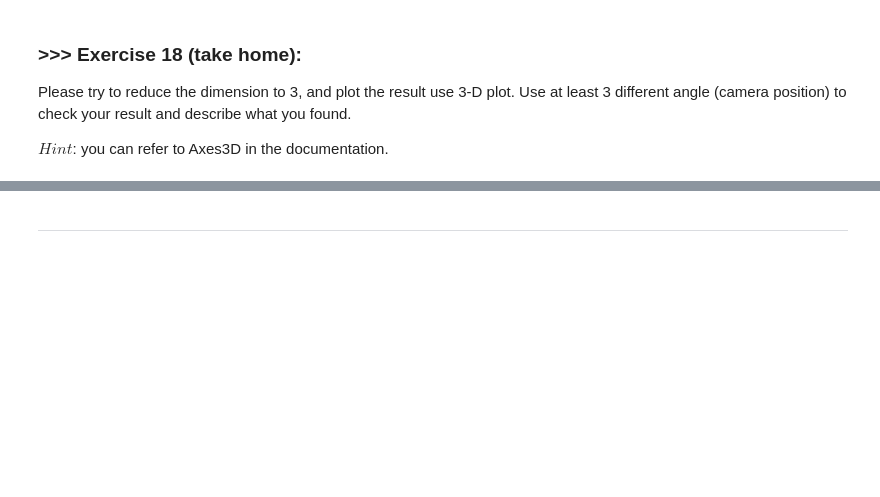
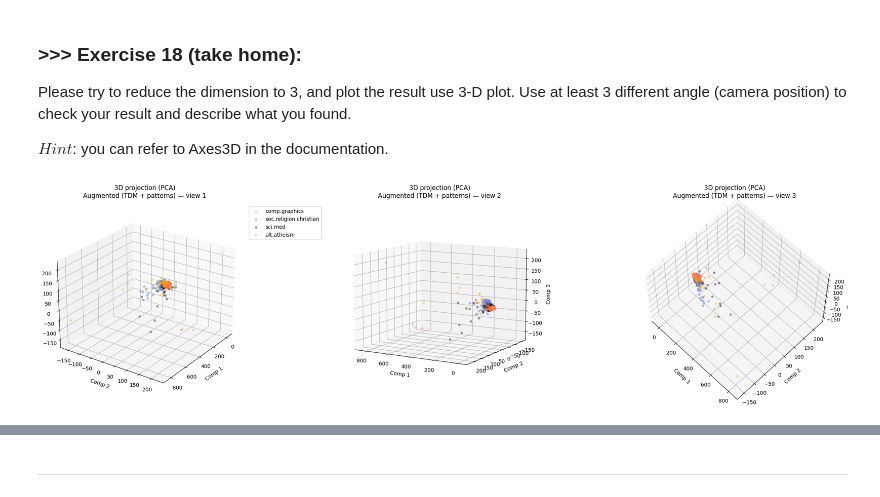
Before and after one commit to brandonlin991118/DM2025-Lab1-Exercise, a Jupyter notebook: DM2025-Lab1-Master.ipynb, the cells around one changed output, grey strips where cells are left out. Drawn from its saved outputs; the diff is of its cells as text; code cells hidden in the pictures; blank space fills up the shorter version.

Commit message:
Save completed Ex16-18 (FP-Growth, MaxFP, FAE Top-K, PCA/TSNE/UMAP)

```diff
--- a/DM2025-Lab1-Master.ipynb
+++ b/DM2025-Lab1-Master.ipynb
@@ -2530,0 +2753,98 @@ $Hint$: you can refer to Axes3D in the documentation.
+# %%
+#Answer Here
+
+import numpy as np
+import pandas as pd
+import matplotlib.pyplot as plt
+
+from sklearn.decomposition import PCA
+from sklearn.manifold import TSNE
+try:
+    import umap  # will work if you imported it earlier in the notebook
+    HAS_UMAP = True
+except Exception:
+    HAS_UMAP = False
+
+# ========= Settings you can tweak =========
+METHOD = "PCA"     # choose among: "PCA", "TSNE", "UMAP"
+USE_AUG = True     # True -> use augmented_df (TDM + pattern features); False -> use raw tdm_df
+POINT_ALPHA = 0.35
+POINT_SIZE = 12
+VIEWS = [
+    dict(elev=25, azim=35),
+    dict(elev=10, azim=120),
+    dict(elev=60, azim=-45),
+]
+TITLE_PREFIX = "3D projection"
+# =========================================
+
+# 1) Pick the data matrix (rows=documents)
+if USE_AUG and 'augmented_df' in globals():
+    M = augmented_df.values
+    mat_name = "Augmented (TDM + patterns)"
+elif 'tdm_df' in globals():
+    M = tdm_df.values
+    mat_name = "Term-Document Matrix"
+else:
+    raise RuntimeError("Neither 'augmented_df' nor 'tdm_df' is available.")
+
+# 2) Compute 3D embedding
+METHOD = METHOD.upper()
+if METHOD == "PCA":
+    X3 = PCA(n_components=3, random_state=0).fit_transform(M)
+elif METHOD == "TSNE":
+    # Perplexity 30 is a reasonable default for a few thousand samples
+    X3 = TSNE(n_components=3, perplexity=30, learning_rate="auto",
+              init="pca", random_state=0).fit_transform(M)
+elif METHOD == "UMAP":
+    if not HAS_UMAP:
+        raise RuntimeError("UMAP is not installed/available in this environment.")
+    X3 = umap.UMAP(n_components=3, random_state=0).fit_transform(M)
+else:
+    raise ValueError("METHOD must be 'PCA', 'TSNE', or 'UMAP'.")
+
+# 3) Prepare color/labels from category column
+if 'X' not in globals() or 'category_name' not in X.columns:
+    raise RuntimeError("Expected a DataFrame X with a 'category_name' column.")
+
+cats = X['category_name'].values
+uniq_cats = pd.Index(cats).unique().tolist()
+palette = ['coral', 'royalblue', 'black', 'orange', 'seagreen', 'purple']
+color_map = {c: palette[i % len(palette)] for i, c in enumerate(uniq_cats)}
+colors = [color_map[c] for c in cats]
+
+# 4) Make three 3D views
+from mpl_toolkits.mplot3d import Axes3D  # noqa: F401 (just to enable 3D)
+fig = plt.figure(figsize=(22, 6))
+
+for i, view in enumerate(VIEWS, start=1):
+    ax = fig.add_subplot(1, 3, i, projection='3d')
+    # plot category-by-category to generate a clean legend
+    for cat in uniq_cats:
+        idx = (cats == cat)
+        ax.scatter(X3[idx, 0], X3[idx, 1], X3[idx, 2],
+                   s=POINT_SIZE, alpha=POINT_ALPHA,
+                   color=color_map[cat], label=cat)
+
+    ax.set_title(f"{TITLE_PREFIX} ({METHOD})\n{mat_name} — view {i}", pad=12)
+    ax.set_xlabel("Comp 1", labelpad=6)
+    ax.set_ylabel("Comp 2", labelpad=6)
+    ax.set_zlabel("Comp 3", labelpad=6)
+    ax.view_init(elev=view.get('elev', 20), azim=view.get('azim', 30))
+    # keep one shared legend
+    if i == 1:
+        leg = ax.legend(loc='upper left', bbox_to_anchor=(1.02, 1.0))
+    ax.grid(True, linestyle=':', linewidth=0.7, alpha=0.5)
+
+plt.tight_layout()
+plt.show()
+
+# 5) (Optional) Brief quantitative sanity checks
+expl = None
+if METHOD == "PCA":
+    expl = PCA(n_components=3, random_state=0).fit(M).explained_variance_ratio_
+    print(f"[PCA] Explained variance ratios (3 comps): {expl} | Sum={expl.sum():.3f}")
+
+print(f"Method: {METHOD} | Data: {mat_name} | Points: {X3.shape[0]} | Dims: {X3.shape[1]}")
+# %% [output]
+[figure, added]
```
Also changed, not shown: parts of 27 cells of this notebook, 7 other files.
